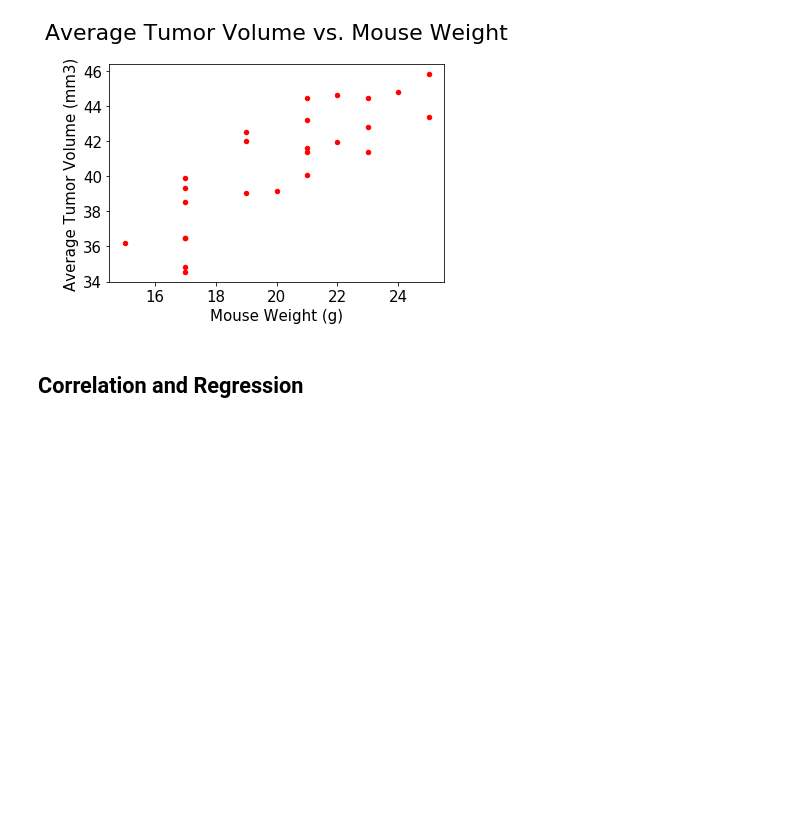
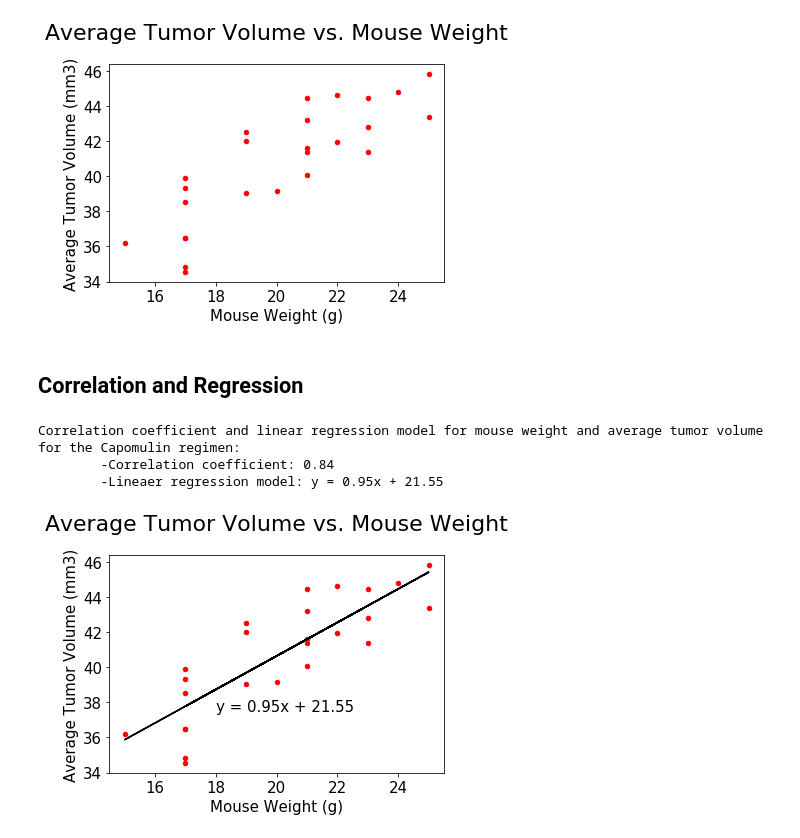
Before and after one commit to aburstyn9068/matplotlib-challenge, a Jupyter notebook: pymaceuticals_starter.ipynb, the cells around one changed output. Saved outputs shown, nothing was run; the diff lists cells and outputs as text; code cells hidden in the pictures; blank space fills up the shorter version.

Commit message:
added code for correlation and regression

```diff
--- a/pymaceuticals_starter.ipynb
+++ b/pymaceuticals_starter.ipynb
@@ -357,0 +356,24 @@ plt.show()
+# %%
+# Calculate the correlation coefficient and linear regression model
+# for mouse weight and average tumor volume for the Capomulin regimen
+print("Correlation coefficient and linear regression model for mouse weight and average tumor volume for the Capomulin regimen:")
+corrCoe = tumVolWeight.corr(method ="pearson")
+print("\t-Correlation coefficient:", round(corrCoe["Average Tumor Volume (mm3)"]["Mouse Weight (g)"],2))
+
+(slope, intercept, rvalue, pvalue, sterr) = linregress(tumVolWeight["Mouse Weight (g)"], tumVolWeight["Average Tumor Volume (mm3)"])
+line_eq = 'y = ' + str(round(slope,2)) + 'x + ' + str(round(intercept,2))
+print("\t-Lineaer regression model:", line_eq)
+# %% [output]
+Correlation coefficient and linear regression model for mouse weight and average tumor volume for the Capomulin regimen:
+        -Correlation coefficient: 0.84
+        -Lineaer regression model: y = 0.95x + 21.55
+# %%
+# Add the regression line to scatter plot
+tumVolWeight.plot(kind="scatter",x="Mouse Weight (g)", y="Average Tumor Volume (mm3)", color="r")
+plt.title("Average Tumor Volume vs. Mouse Weight", pad=25, fontsize=22)
+regressValues = (slope*tumVolWeight["Mouse Weight (g)"]) + intercept
+plt.plot(tumVolWeight["Mouse Weight (g)"], regressValues,"black")
+plt.annotate(line_eq,(18,37.5),fontsize=15,color="black")
+plt.show()
+# %% [output]
+[figure, added]
```
Also changed, not shown: parts of 3 cells of this notebook.
